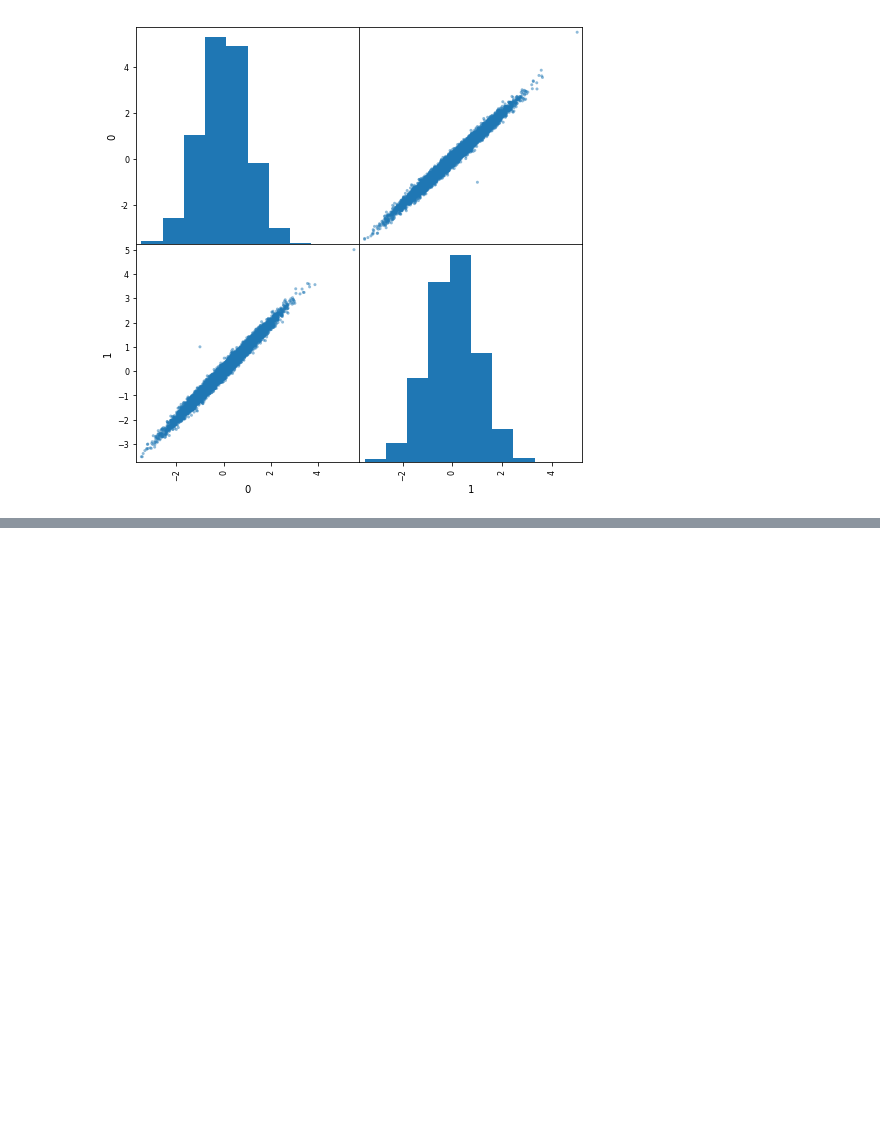
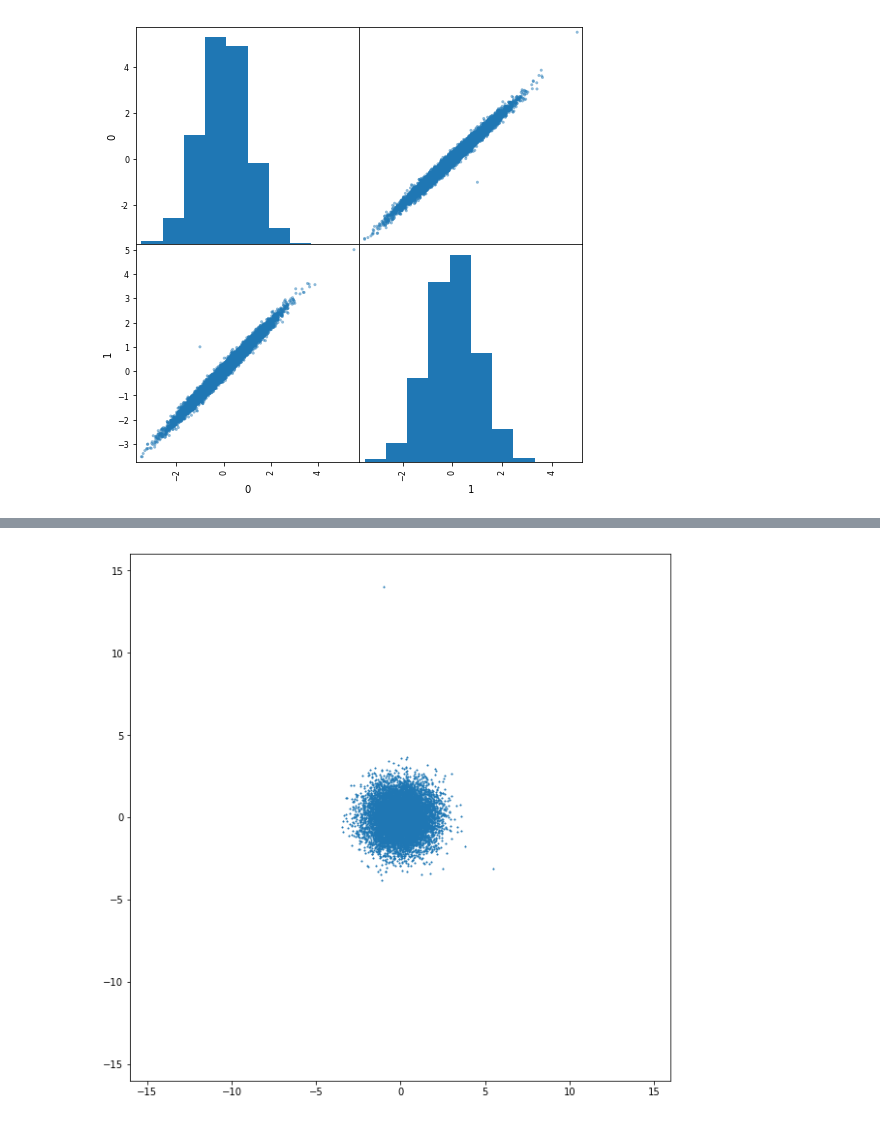
Before and after one commit to jsigee87/Data-Science-Lab-ee379k, a Jupyter notebook: lab2/src/problem2.ipynb, the cells around one changed output, grey strips where cells are left out. Saved outputs shown, nothing was run; the diff lists cells and outputs as text; code cells hidden in the pictures; blank space fills up the shorter version.

```diff
--- a/lab2/src/problem2.ipynb
+++ b/lab2/src/problem2.ipynb
@@ -48,0 +37,7 @@ _ = scatter_matrix(Y, figsize=(8,8))
+# %%
+plt.figure(figsize=(10,10))
+plt.scatter(Y.iloc[:,0], Y.iloc[:,1], s=1.5, marker='*')
+_ = plt.xlim([-16,16])
+_ = plt.ylim([-16,16])
+# %% [output]
+[figure, added]
```
Also changed, not shown: parts of 5 cells of this notebook, 2 other files.
